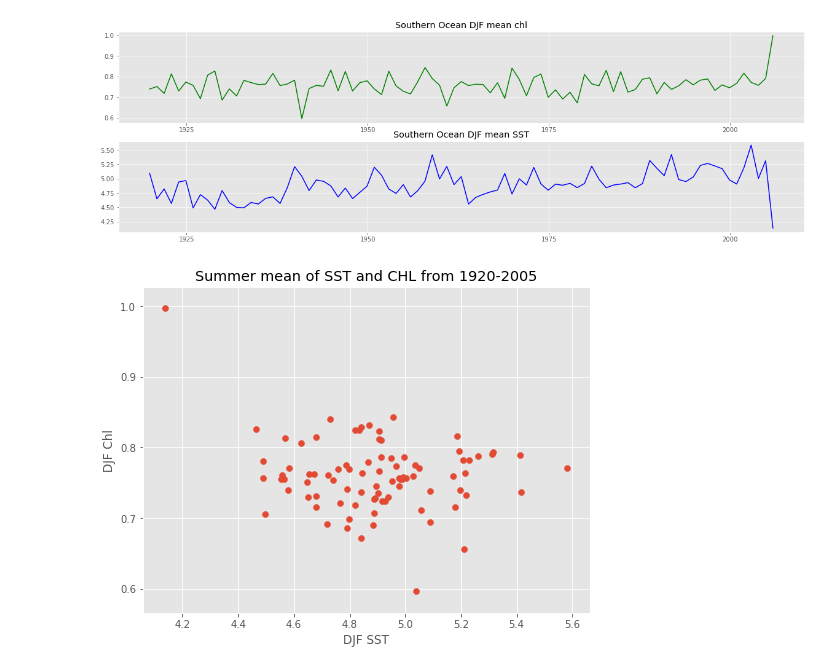
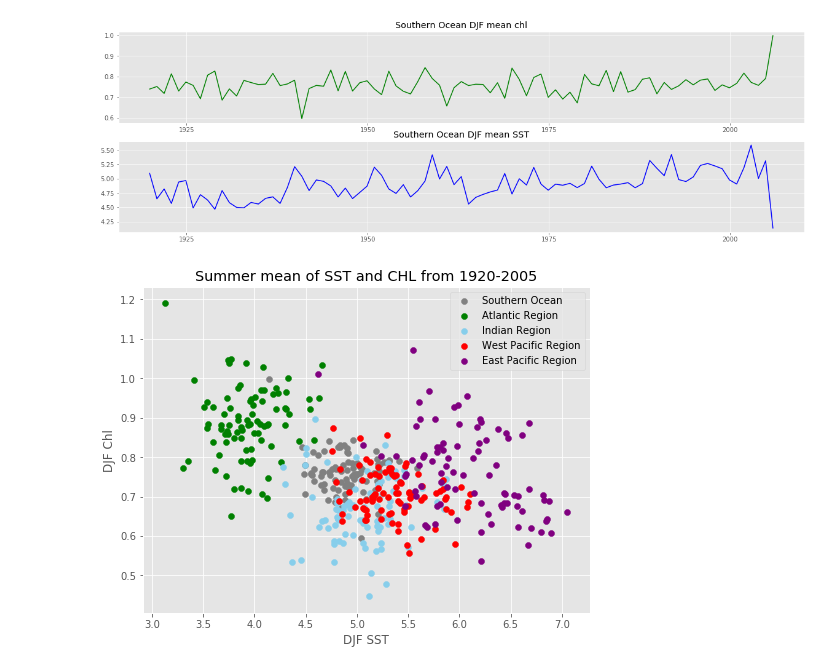
Before and after one commit to Zephyr-Sylvester/krill-cesm-le, a Jupyter notebook: notebooks/DJF-timeseries.ipynb, the cells around one changed output. Saved outputs shown, nothing was run; the diff lists cells and outputs as text; code cells hidden in the pictures.

Commit message:
DJF Seasonal Plotting

```diff
--- a/notebooks/DJF-timeseries.ipynb
+++ b/notebooks/DJF-timeseries.ipynb
@@ -202,3 +220,30 @@ client
+# %%
+# REPEAT FOR REGIONS: IND
+# SST in SO (or region) monthly mean
+sst_ind_mean = (ds_so.SST * ind_mask).sum(['nlat', 'nlon']) / ind_mask.sum(['nlat', 'nlon'])
+sst_ind_mean = sst_ind_mean.compute()
+
+# Chl in SO (or region) monthly mean
+chl_ind_mean = (ds_so.Chl_surf * ind_mask).sum(['nlat', 'nlon']) / ind_mask.sum(['nlat', 'nlon'])
+chl_ind_mean = chl_ind_mean.compute()
+# %%
+# REPEAT FOR REGIONS: WPAC
+# SST in SO (or region) monthly mean
+sst_wpac_mean = (ds_so.SST * wpac_mask).sum(['nlat', 'nlon']) / wpac_mask.sum(['nlat', 'nlon'])
+sst_wpac_mean = sst_wpac_mean.compute()
+
+# Chl in SO (or region) monthly mean
+chl_wpac_mean = (ds_so.Chl_surf * wpac_mask).sum(['nlat', 'nlon']) / wpac_mask.sum(['nlat', 'nlon'])
+chl_wpac_mean = chl_wpac_mean.compute()
+# %%
+# REPEAT FOR REGIONS: EPAC
+# SST in SO (or region) monthly mean
+sst_epac_mean = (ds_so.SST * epac_mask).sum(['nlat', 'nlon']) / epac_mask.sum(['nlat', 'nlon'])
+sst_epac_mean = sst_epac_mean.compute()
+
+# Chl in SO (or region) monthly mean
+chl_epac_mean = (ds_so.Chl_surf * epac_mask).sum(['nlat', 'nlon']) / epac_mask.sum(['nlat', 'nlon'])
+chl_epac_mean = chl_epac_mean.compute()
 # %%
 cluster.close()
 client.close()
@@ -262,11 +298,17 @@ plt.gca()
 # %%
 fig = plt.figure(figsize=(8,6))
 
-plt.scatter(sst_so_mean.values, chl_so_mean.values)
+plt.scatter(sst_so_mean.values, chl_so_mean.values, label = 'Southern Ocean', color = 'grey')
+plt.scatter(sst_atl_mean.values, chl_atl_mean.values, label = 'Atlantic Region', color = 'green')
+plt.scatter(sst_ind_mean.values, chl_ind_mean.values, label = 'Indian Region', color = 'skyblue')
+plt.scatter(sst_wpac_mean.values, chl_wpac_mean.values, label = 'West Pacific Region', color = 'red')
+plt.scatter(sst_epac_mean.values, chl_epac_mean.values, label = 'East Pacific Region', color = 'purple')
+
 plt.xlabel('DJF SST')
 plt.ylabel('DJF Chl')
+plt.legend()
 plt.title('Summer mean of SST and CHL from 1920-2005')
 plt.gca()
-plt.savefig('SSTxCHL-1920-2005.png')
+#plt.savefig('SSTxCHL-1920-2005.png')
 # %% [output]
-[figure, old version]
+[figure, new version]
```
Also changed, not shown: parts of 5 cells of this notebook, 4 other files.
